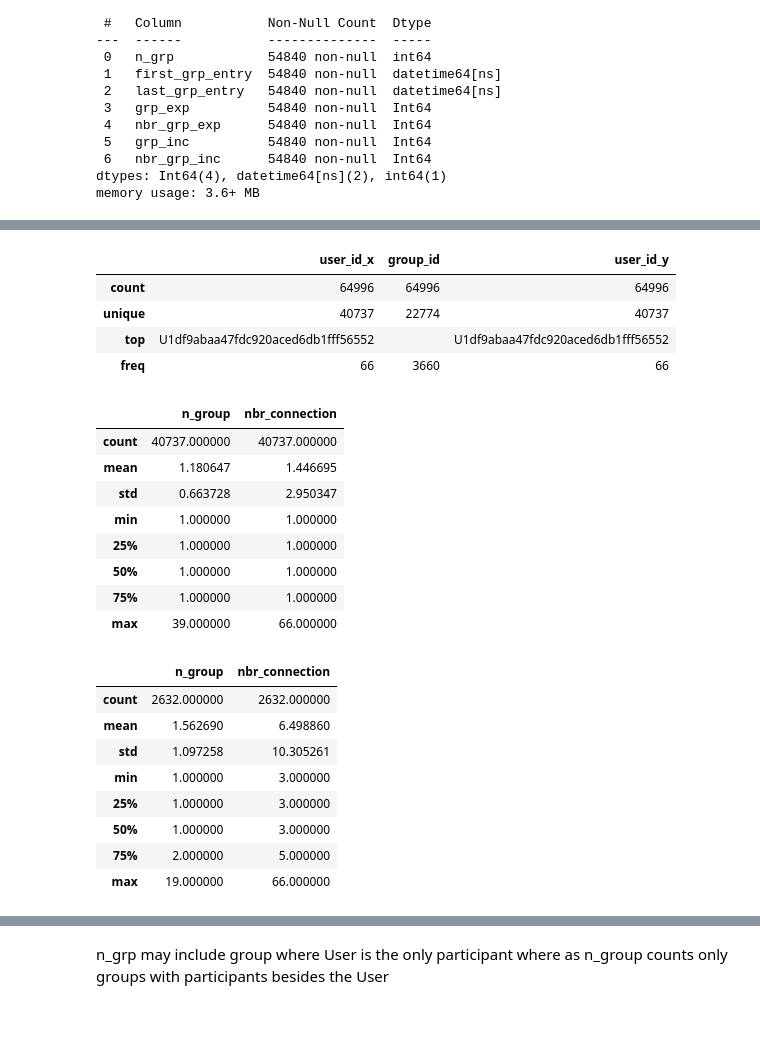
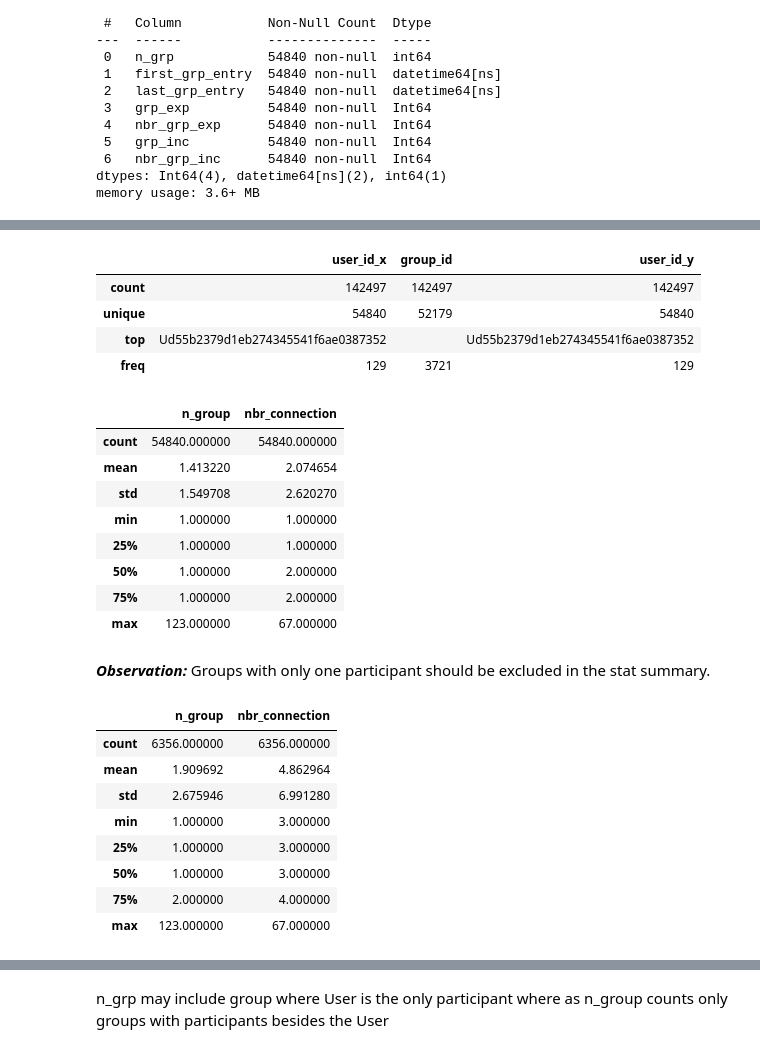
Before and after one commit to lawrence009/zoo, a Jupyter notebook: zoo_eda.ipynb, the cells around one changed output, grey strips where cells are left out. Cells and saved outputs as stored; diff of their text form; code cells hidden in the pictures; blank space fills up the shorter version.

```diff
--- a/zoo_eda.ipynb
+++ b/zoo_eda.ipynb
@@ -488,39 +507,40 @@ grp = cashflow.loc[(cashflow.amt != 0) & (cashflow.group_id.notnull()), ['group_
 # %%
-x = grp[['user_id', 'group_id']].merge(grp[['user_id', 'group_id']], on='group_id', how='left'
-    ).query("user_id_x != user_id_y")
+x = grp[['user_id', 'group_id']].merge(grp[['user_id', 'group_id']], on='group_id', how='left')
 x.describe()
 # %% [output]
 |  | user_id_x | group_id | user_id_y |
-| count | 64996 | 64996 | 64996 |
-| unique | 40737 | 22774 | 40737 |
-| top | U1df9abaa47fdc920aced6db1fff56552 |  | U1df9abaa47fdc920aced6db1fff56552 |
-| freq | 66 | 3660 | 66 |
+| count | 142497 | 142497 | 142497 |
+| unique | 54840 | 52179 | 54840 |
+| top | Ud55b2379d1eb274345541f6ae0387352 |  | Ud55b2379d1eb274345541f6ae0387352 |
+| freq | 129 | 3721 | 129 |
 # %%
 y = x.groupby('user_id_x').agg({'group_id': 'nunique', 'user_id_y':'nunique'}).reset_index()
 y.columns = ['user_id', 'n_group', 'nbr_connection']
 y.describe()
 # %% [output]
 |  | n_group | nbr_connection |
-| count | 40737.000000 | 40737.000000 |
-| mean | 1.180647 | 1.446695 |
-| std | 0.663728 | 2.950347 |
+| count | 54840.000000 | 54840.000000 |
+| mean | 1.413220 | 2.074654 |
+| std | 1.549708 | 2.620270 |
 | min | 1.000000 | 1.000000 |
 | 25% | 1.000000 | 1.000000 |
-| 50% | 1.000000 | 1.000000 |
-| 75% | 1.000000 | 1.000000 |
-| max | 39.000000 | 66.000000 |
+| 50% | 1.000000 | 2.000000 |
+| 75% | 1.000000 | 2.000000 |
+| max | 123.000000 | 67.000000 |
+# %% [markdown]
+_**Observation:**_ Groups with only one participant should be excluded in the stat summary.
 # %%
 y[y.nbr_connection > 2].describe()
 # %% [output]
 |  | n_group | nbr_connection |
-| count | 2632.000000 | 2632.000000 |
-| mean | 1.562690 | 6.498860 |
-| std | 1.097258 | 10.305261 |
+| count | 6356.000000 | 6356.000000 |
+| mean | 1.909692 | 4.862964 |
+| std | 2.675946 | 6.991280 |
 | min | 1.000000 | 3.000000 |
 | 25% | 1.000000 | 3.000000 |
 | 50% | 1.000000 | 3.000000 |
-| 75% | 2.000000 | 5.000000 |
-| max | 19.000000 | 66.000000 |
+| 75% | 2.000000 | 4.000000 |
+| max | 123.000000 | 67.000000 |
 # %%
 y[y.n_group >= 15]
 # %% [output]
```
Also changed, not shown: parts of 8 cells of this notebook, 1 other file.
